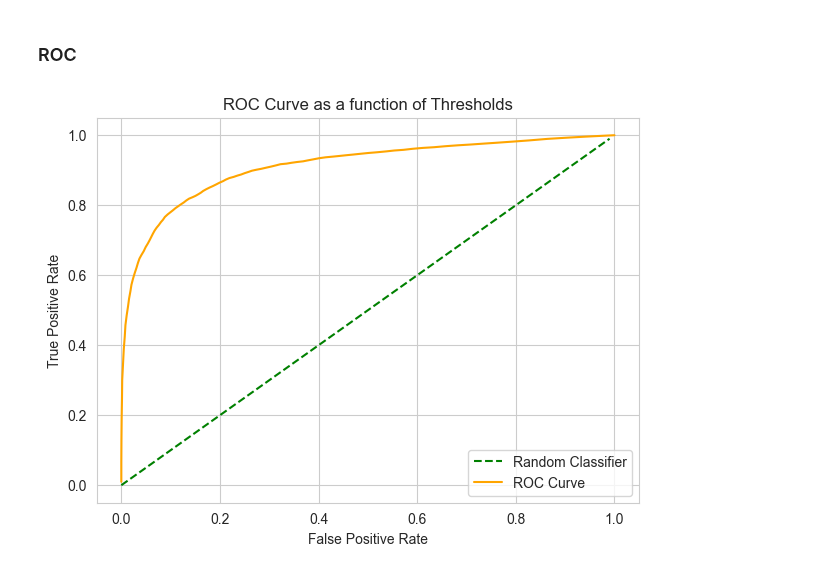
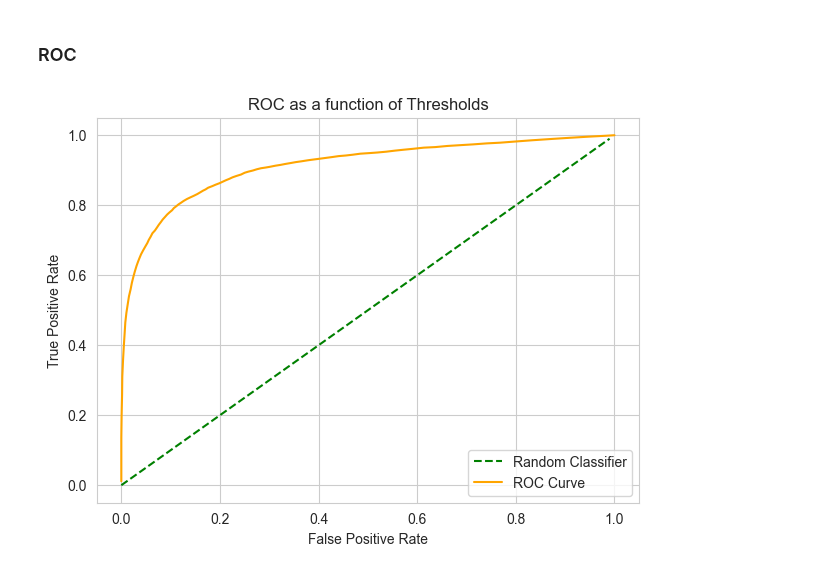
Before and after one commit to theVikingMan/learning_algorithms, a Jupyter notebook: models/logistic_regression.ipynb, the cells around one changed output. Saved outputs shown, nothing was run; the diff lists cells and outputs as text; code cells hidden in the pictures.

```diff
--- a/models/logistic_regression.ipynb
+++ b/models/logistic_regression.ipynb
@@ -199,7 +199,7 @@ def calc_w_b(W, X, b, Y, num_iters, alpha):
 # %%
 new_initial_w = np.random.uniform(low=0, high=1, size=(X_train.shape[1],))
 new_initial_b = np.random.uniform(0., .05)
-iterations = 3000
+iterations = 2200
 alpha = 0.01
 
 final_w, final_b, error_hist = calc_w_b(new_initial_w, X_train, new_initial_b, y_train, iterations, alpha)
@@ -233,30 +233,27 @@ Accuracy of Sklearn LR Model on test set: 83.99%
 # %%
 step_size = 1 / 100
 false_pos_rate_arr, recall_arr = [], []
 
 
 for thres in np.arange(0, 1, (step_size)):
     y_predict = predict_y(final_w, X_test, final_b, thres)
-    TN = np.sum(np.logical_and(y_predict == 0, y_test == 0))
-    TP = np.sum(np.logical_and(y_predict == 1, y_test == 1))
-    FP = np.sum(np.logical_and(y_predict == 1, y_test == 0))
-    FN = np.sum(np.logical_and(y_predict == 0, y_test == 1))
+    confusion_matrix = Measures.calc_confusion_matrix(y_test, y_predict)
 
-    false_pos_rate = FP / (FP + TN)
-    recall = TP / (TP + FN)
+    false_pos_rate = confusion_matrix["FP"] / (confusion_matrix["FP"] + confusion_matrix["TN"])
+    recall = Measures.calc_recall(confusion_matrix["TP"], confusion_matrix["FN"])
 
     false_pos_rate_arr.append(false_pos_rate)
     recall_arr.append(recall)
 
-plt.title("ROC Curve as a function of Thresholds")
+plt.title("ROC as a function of Thresholds")
 plt.xlabel("False Positive Rate")
 plt.ylabel("True Positive Rate")
 
 plt.plot(np.arange(0, 1, (step_size)), np.arange(0, 1, (step_size)), "g--")
 plt.plot(false_pos_rate_arr, recall_arr, 'orange')
 
 plt.legend(["Random Classifier", "ROC Curve"])
 
 plt.show()
 # %% [output]
-[figure, old version]
+[figure, new version]
```
Also changed, not shown: parts of 4 cells of this notebook, 4 other files.
